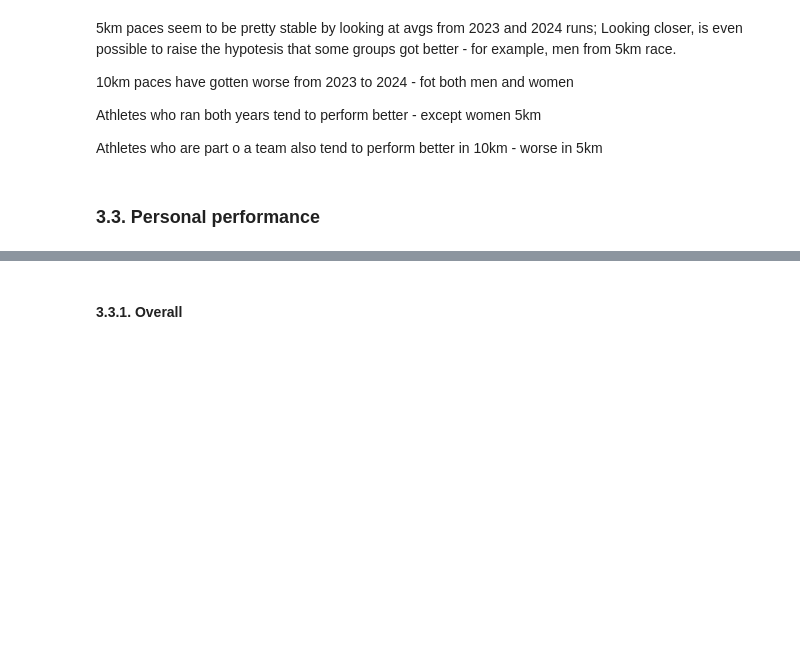
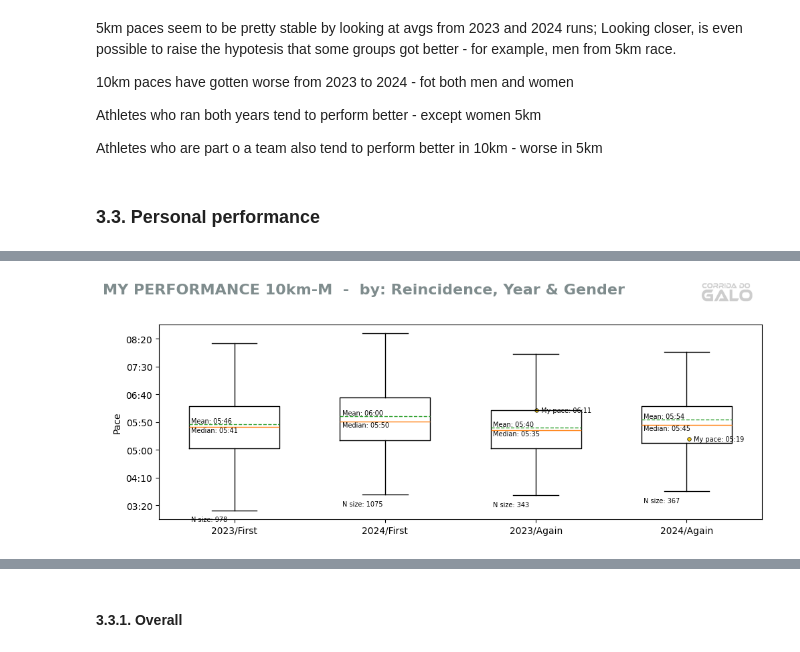
Before and after one commit to rocha-carvalhaes/galo_race_2.0, a Jupyter notebook: notebooks/performance_eda.ipynb, the cells around one changed output, grey strips where cells are left out. Cells and saved outputs as stored; diff of their text form; code cells hidden in the pictures; blank space fills up the shorter version.

```diff
--- a/notebooks/performance_eda.ipynb
+++ b/notebooks/performance_eda.ipynb
@@ -847,0 +919,31 @@ Athletes who are part o a team also tend to perform better in 10km - worse in 5k
+# %%
+fig_title = 'MY PERFORMANCE 10km-M  -  by: Reincidence, Year & Gender'
+
+genders = df.loc[df['gender'] == my_gender, 'gender'].sort_values(ascending=True).unique()
+reincidences = df['running_again'].sort_values(ascending=True).unique()
+years = df['year'].sort_values(ascending=True).unique()
+series_names_10 = []
+series_data_10 = []
+for gender in genders:
+    for reincidence in reincidences:
+        for year in years:
+            data = df.loc[(df['year']==year) & (df['gender']==my_gender) & (df['dist_num'] == my_dist) & (df['running_again'] == reincidence), 'pace_s']
+            if len(data) > 20:
+                reincidence_label = 'Again' if reincidence else 'First'
+                series_names_10.append(f'{year}/{reincidence_label}')
+                series_data_10.append(data)
+
+fig, ax = boxplot_by(
+    series_names=series_names_10,
+    series_data=series_data_10,
+    fig_title=fig_title,
+    display='v',
+    figsize=(10, 4),
+    add_jitter=False,
+    highlight={
+        '2023/Again': pace_2023,
+        '2024/Again': pace_2024
+    }
+)
+# %% [output]
+[figure, added]
```
Also changed, not shown: parts of 8 cells of this notebook.
